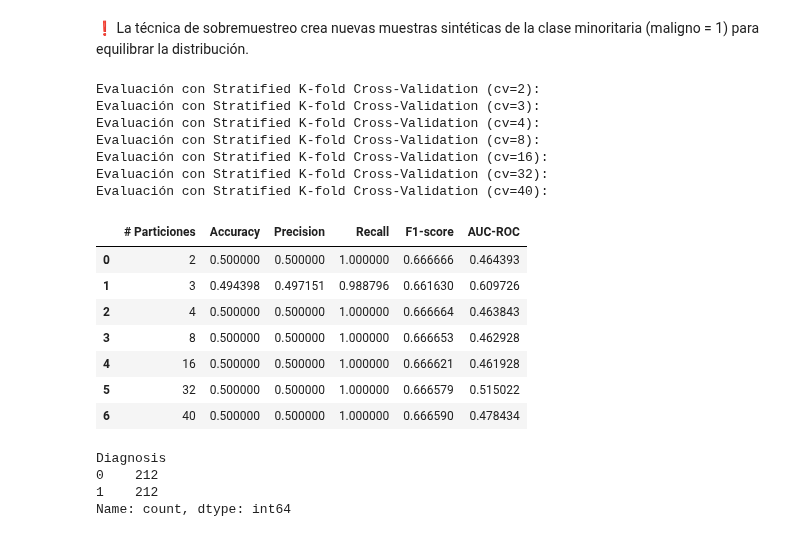
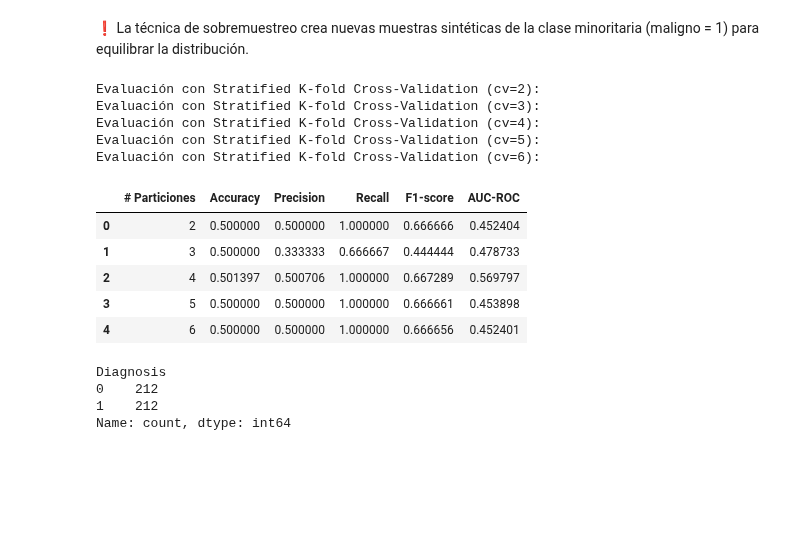
Before and after one commit to C0SS10/AI4ENG-II, a Jupyter notebook: Breast-Cancer-Wisconsin-Validación.ipynb, the cells around one changed output. Cells and saved outputs as stored; diff of their text form; code cells hidden in the pictures; blank space fills up the shorter version.

```diff
--- a/Breast-Cancer-Wisconsin-Validación.ipynb
+++ b/Breast-Cancer-Wisconsin-Validación.ipynb
@@ -308,26 +300,22 @@ Name: count, dtype: int64
 ❗ La técnica de sobremuestreo crea nuevas muestras sintéticas de la clase minoritaria (maligno = 1) para equilibrar la distribución.
 # %%
 model_LR = LogisticRegression(max_iter=100)
-n_splits = [2, 3, 4, 8, 16, 32, 40]
+n_splits = [2, 3, 4, 5, 6]
 result = valStratifiedKFold(X_resampled_sob, y_resampled_sob, n_splits, model_LR, scoring=scoring)
 
 result
 # %% [output]
 Evaluación con Stratified K-fold Cross-Validation (cv=2):
 Evaluación con Stratified K-fold Cross-Validation (cv=3):
 Evaluación con Stratified K-fold Cross-Validation (cv=4):
-Evaluación con Stratified K-fold Cross-Validation (cv=8):
-Evaluación con Stratified K-fold Cross-Validation (cv=16):
-Evaluación con Stratified K-fold Cross-Validation (cv=32):
-Evaluación con Stratified K-fold Cross-Validation (cv=40):
+Evaluación con Stratified K-fold Cross-Validation (cv=5):
+Evaluación con Stratified K-fold Cross-Validation (cv=6):
 |  | # Particiones | Accuracy | Precision | Recall | F1-score | AUC-ROC |
-| 0 | 2 | 0.500000 | 0.500000 | 1.000000 | 0.666666 | 0.464393 |
-| 1 | 3 | 0.494398 | 0.497151 | 0.988796 | 0.661630 | 0.609726 |
-| 2 | 4 | 0.500000 | 0.500000 | 1.000000 | 0.666664 | 0.463843 |
-| 3 | 8 | 0.500000 | 0.500000 | 1.000000 | 0.666653 | 0.462928 |
-| 4 | 16 | 0.500000 | 0.500000 | 1.000000 | 0.666621 | 0.461928 |
-| 5 | 32 | 0.500000 | 0.500000 | 1.000000 | 0.666579 | 0.515022 |
-| 6 | 40 | 0.500000 | 0.500000 | 1.000000 | 0.666590 | 0.478434 |
+| 0 | 2 | 0.500000 | 0.500000 | 1.000000 | 0.666666 | 0.452404 |
+| 1 | 3 | 0.500000 | 0.333333 | 0.666667 | 0.444444 | 0.478733 |
+| 2 | 4 | 0.501397 | 0.500706 | 1.000000 | 0.667289 | 0.569797 |
+| 3 | 5 | 0.500000 | 0.500000 | 1.000000 | 0.666661 | 0.453898 |
+| 4 | 6 | 0.500000 | 0.500000 | 1.000000 | 0.666656 | 0.452401 |
 # %%
 # Submuestreo
 rus = RandomUnderSampler()
```
Also changed, not shown: parts of 3 cells of this notebook.
